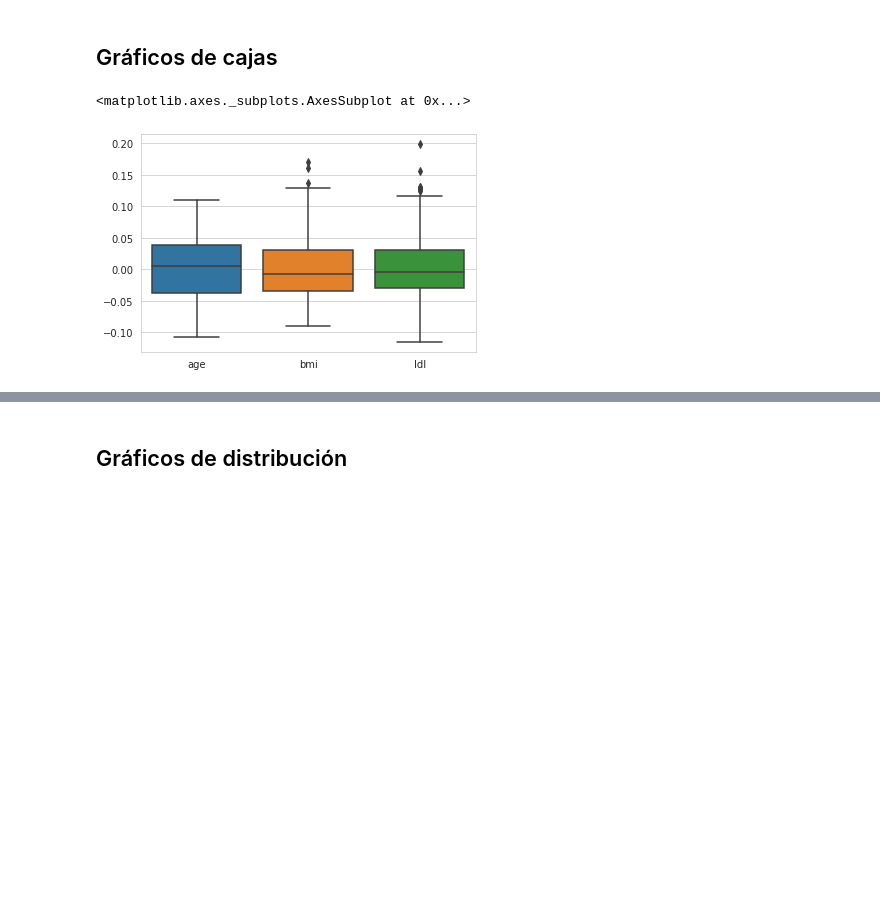
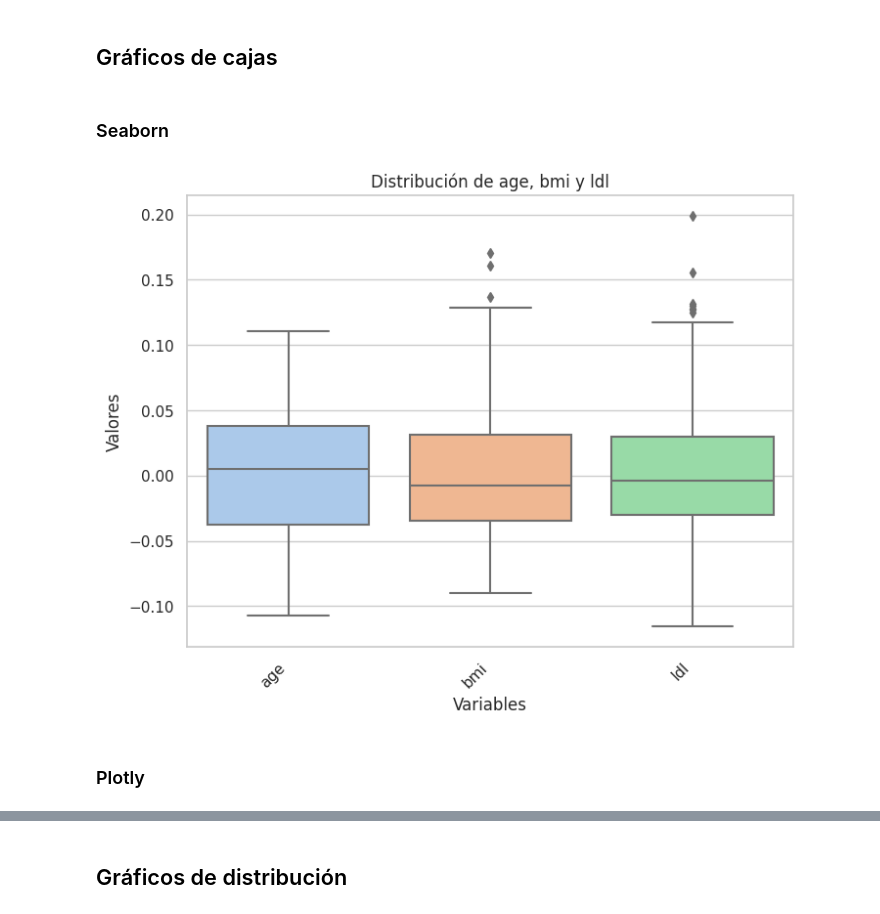
Before and after one commit to txusser/Master_IA_Sanidad, a Jupyter notebook: Modulo_2/2_3_3_Exploracion_visual_de_datos.ipynb, the cells around one changed output, grey strips where cells are left out. Cells and saved outputs as stored; diff of their text form; code cells hidden in the pictures; blank space fills up the shorter version.

```diff
--- a/Modulo_2/2_3_3_Exploracion_visual_de_datos.ipynb
+++ b/Modulo_2/2_3_3_Exploracion_visual_de_datos.ipynb
@@ -100,10 +186,27 @@ sns.scatterplot(data=df_l, x=df_l['bmi'], y=df_l['ldl'], palette='Pastel1', lege
 # %% [markdown]
 ## Gráficos de cajas
+# %% [markdown]
+### Seaborn
 # %%
 # Por legibilidad y para reducir el tiempo de ejecución
 # reducimos el dataset a las siguientes tres variables
 df_s = df[['age', 'bmi', 'ldl']]
-sns.boxplot(data=df_s)
+
+plt.figure(figsize=(8, 6))
+
+# Personalización del estilo
+sns.set(style='whitegrid')  # Fondo con rejilla blanca
+colors = sns.color_palette('pastel')  # Paleta de colores 'pastel'
+
+# Boxplot con etiquetas de los ejes y título
+ax = sns.boxplot(data=df_s, palette=colors)
+ax.set(xlabel='Variables', ylabel='Valores', title='Distribución de age, bmi y ldl')
+
+# Etiquetas de los ticks del eje x
+ax.set_xticklabels(ax.get_xticklabels(), rotation=45, ha='right')
+
+plt.show()
 # %% [output]
-<matplotlib.axes._subplots.AxesSubplot at 0x...>
-[figure, old version]
+[figure, new version]
+# %% [markdown]
+### Plotly
```
Also changed, not shown: parts of 17 cells of this notebook.
